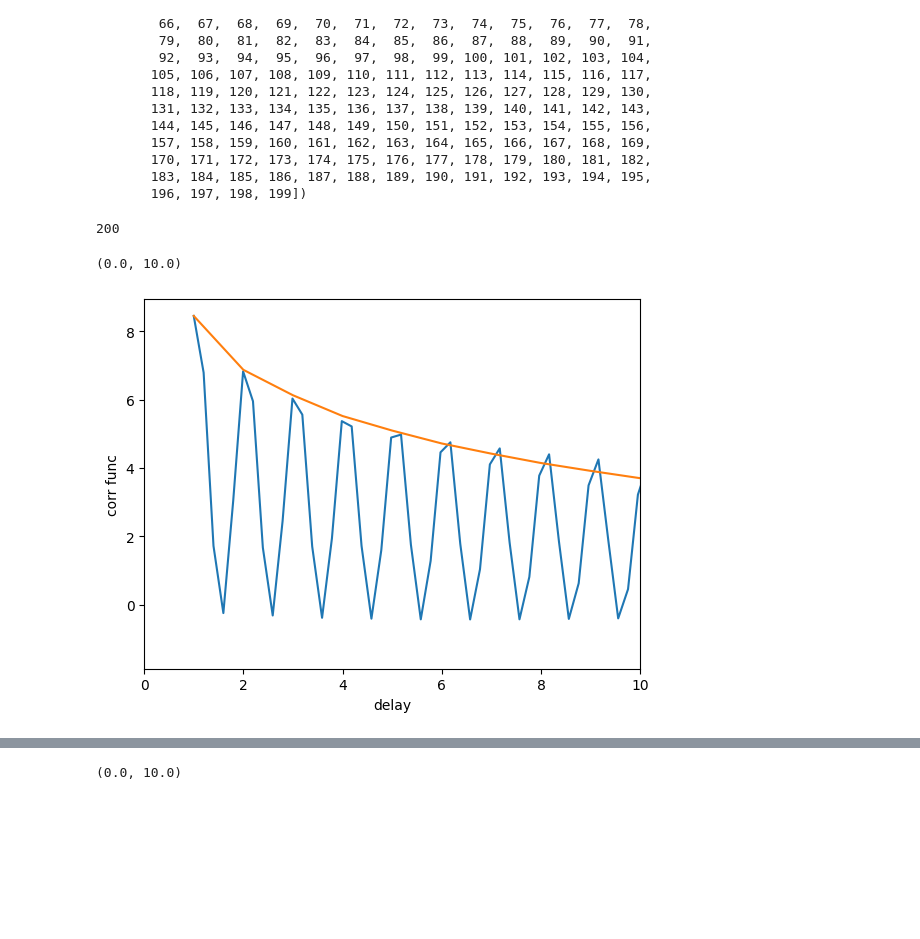
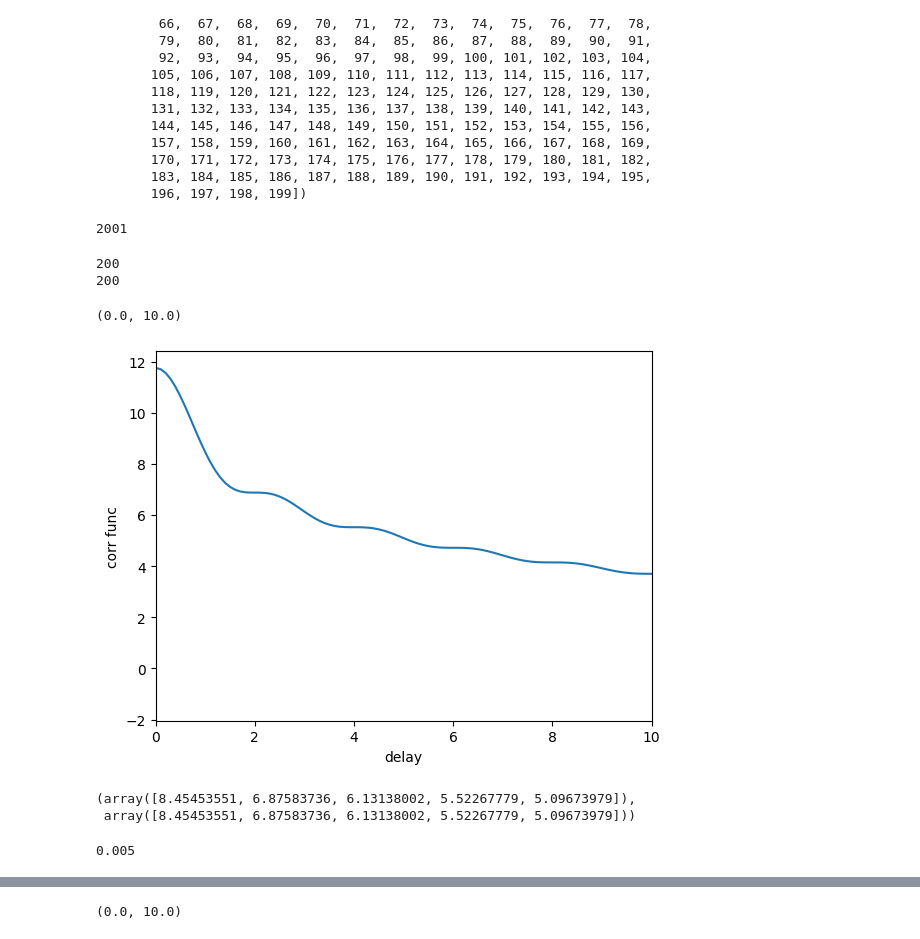
Before and after one commit to mohanagr/braindump, a Jupyter notebook: kriging IQ upsample-Copy1.ipynb, the cells around one changed output, grey strips where cells are left out. Drawn from its saved outputs; the diff is of its cells as text; code cells hidden in the pictures; blank space fills up the shorter version.

Commit message:
some corr func work for 1/f

```diff
--- a/kriging IQ upsample-Copy1.ipynb
+++ b/kriging IQ upsample-Copy1.ipynb
@@ -35,5 +15,6 @@ array([   0.,    1.,    2.,    3.,    4.,    5.,    6.,    7.,    8.,
 # %%
 # eigval=np.ones(2*nn)/(2*nn) #white noise ps. defaults to sigma^2 = 1
+nn=200
 eigval=np.zeros(2*nn)
 freqs=np.fft.fftfreq(2*nn)*2*nn
 eigval[1:]=1/np.abs(freqs[1:])
@@ -115,26 +96,39 @@ array([  1,   2,   3,   4,   5,   6,   7,   8,   9,  10,  11,  12,  13,
        170, 171, 172, 173, 174, 175, 176, 177, 178, 179, 180, 181, 182,
        183, 184, 185, 186, 187, 188, 189, 190, 191, 192, 193, 194, 195,
        196, 197, 198, 199])
-# %%
-len(eigval[-200:])
-# %% [output]
-200
 # %%
-def get_corr_vec(eigval,N,taus):
-    # get correlation vector (last col/row) of corr matrix
-    # P[k] * exp(2 pi i k tau/N)
+def get_corr_vec2(eigval,N,taus):
+    # from kriging IQ upsamp
     ks=np.arange(N)
-    return eigval@np.exp(2j*np.pi*np.outer(ks,taus)/(2*nn))
+    print(len(ks))
+    return 2*eigval[:N]@np.cos(2*np.pi*np.outer(ks,taus)/(2*N)) - eigval[0] + eigval[N]*np.cos(np.pi*taus)
+# %%
+taus=np.linspace(0,10*nn,10*nn+1)/10
+len(taus)
+# %% [output]
+2001
 # %%
-taus=np.linspace(nn,1,1001)
-corr_fine=get_corr_vec(eigval,2*nn,taus)
-corr_coarse=get_corr_vec(eigval,2*nn,np.linspace(nn,1,nn))
+corr_fine=get_corr_vec2(eigval,nn,taus)
+corr_coarse=get_corr_vec2(eigval,nn,np.linspace(1,nn,nn))
+# %% [output]
+200
+200
 # %%
 plt.plot(taus,corr_fine)
-plt.plot(np.linspace(nn,1,nn),corr_coarse)
+# plt.plot(corr_coarse)
+# plt.plot(np.linspace(nn,1,nn),corr_coarse)
 plt.xlabel("delay")
 plt.ylabel("corr func")
 plt.xlim(0,10)
 # %% [output]
 (0.0, 10.0)
-[figure, old version]
+[figure, new version]
+# %%
+corr_coarse[:5], acf[1:6]
+# %% [output]
+(array([8.45453551, 6.87583736, 6.13138002, 5.52267779, 5.09673979]),
+ array([8.45453551, 6.87583736, 6.13138002, 5.52267779, 5.09673979]))
+# %%
+eigval[-200]
+# %% [output]
+0.005
```
Also changed, not shown: parts of 4 cells of this notebook, 2 other files.
